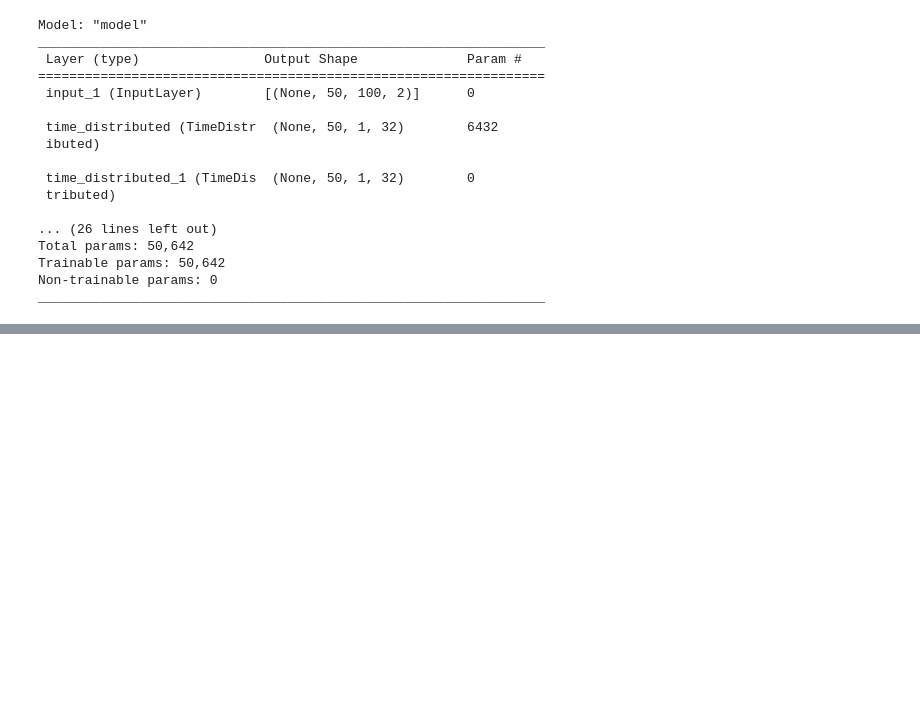
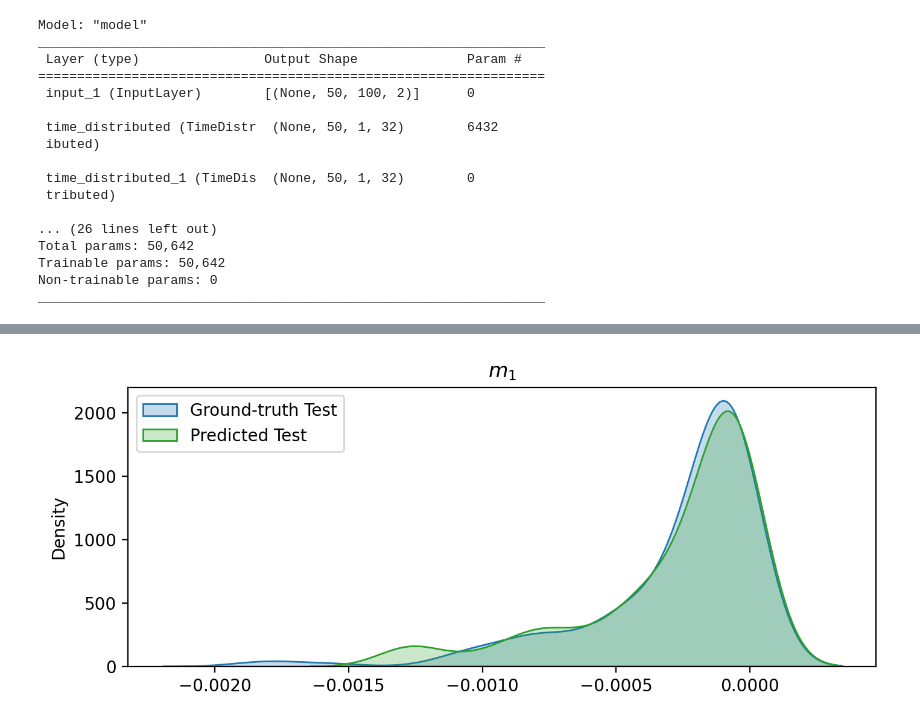
Before and after one commit to TRI-AMDD/bye-cycle, a Jupyter notebook: examples/Quick_start.ipynb, the cells around one changed output, grey strips where cells are left out. Saved outputs shown, nothing was run; the diff lists cells and outputs as text; code cells hidden in the pictures; blank space fills up the shorter version.

```diff
--- a/examples/Quick_start.ipynb
+++ b/examples/Quick_start.ipynb
@@ -176,0 +127,10 @@ ax_marg_y.set_ylim([ymin, ymax])
+# %%
+fig, ax = plt.subplots(1, dpi=200, figsize=(8,3), facecolor='white')
+sns.kdeplot(slopes_test[:,0], alpha=0.25, label='Ground-truth Test', color='C0', fill=True)
+sns.kdeplot(Y_hat_test[:,0],  alpha=0.25, label='Predicted Test', color='C2', fill=True)
+ax.set_title(r'$m_1$')
+plt.legend(loc='upper left')
+ymin, ymax = plt.ylim()
+xmin, xmax = plt.xlim()
+# %% [output]
+[figure, added]
```
Also changed, not shown: parts of 9 cells of this notebook, 3 other files.
